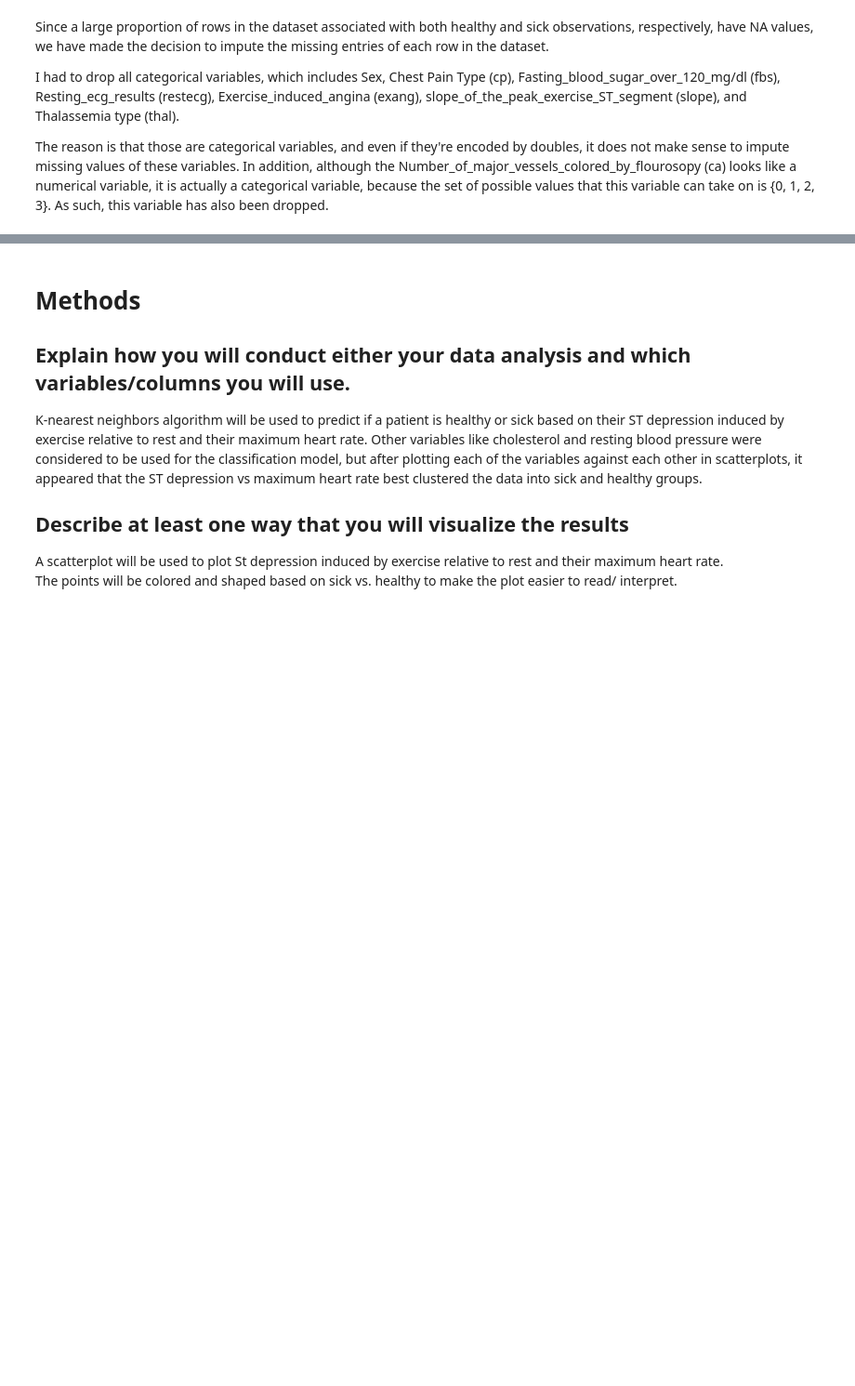
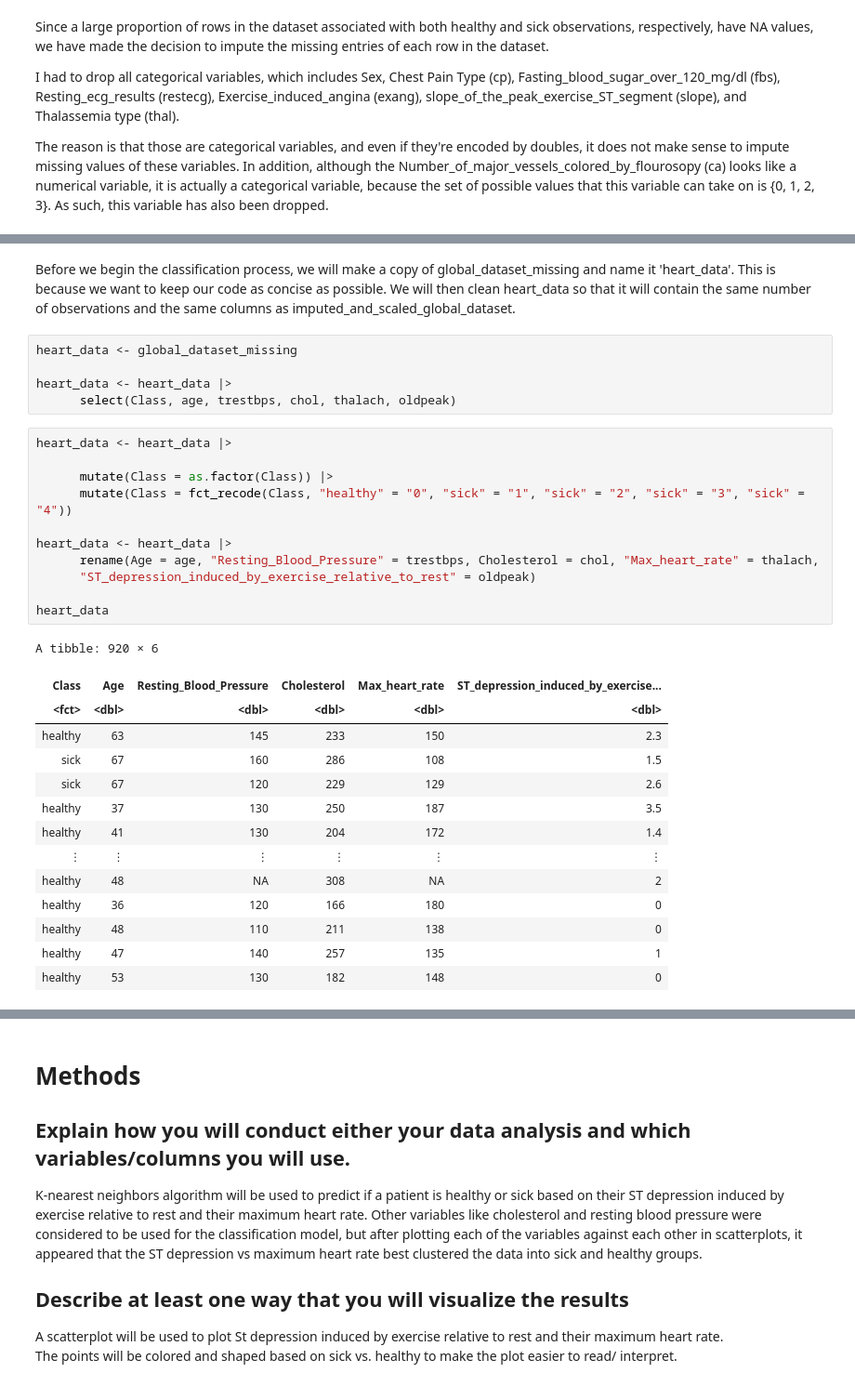
Before and after one commit to riacsik/heart-disease, a Jupyter notebook: group_project_report.ipynb, the cells around one changed output, grey strips where cells are left out. Shown: that part at 93% size. Cells and saved outputs as stored; diff of their text form; blank space fills up the shorter version.

```diff
--- a/group_project_report.ipynb
+++ b/group_project_report.ipynb
@@ -444,0 +383,35 @@ mhr_oldpeak
+# %% [markdown]
+Before we begin the classification process, we will make a copy of global_dataset_missing and name it 'heart_data'.
+This is because we want to keep our code as concise as possible.
+We will then clean heart_data so that it will contain the same number of observations and the same columns as imputed_and_scaled_global_dataset.
+# %%
+heart_data <- global_dataset_missing
+
+heart_data <- heart_data |>
+      select(Class, age, trestbps, chol, thalach, oldpeak)
+# %%
+heart_data <- heart_data |>
+
+      mutate(Class = as.factor(Class)) |>
+      mutate(Class = fct_recode(Class, "healthy" = "0", "sick" = "1", "sick" = "2", "sick" = "3", "sick" = "4"))
+
+heart_data <- heart_data |>
+      rename(Age = age, "Resting_Blood_Pressure" = trestbps, Cholesterol = chol, "Max_heart_rate" = thalach,
+      "ST_depression_induced_by_exercise_relative_to_rest" = oldpeak)
+
+heart_data
+# %% [output]
+A tibble: 920 × 6
+| Class | Age | Resting_Blood_Pressure | Cholesterol | Max_heart_rate | ST_depression_induced_by_exercise... |
+| <fct> | <dbl> | <dbl> | <dbl> | <dbl> | <dbl> |
+| healthy | 63 | 145 | 233 | 150 | 2.3 |
+| sick | 67 | 160 | 286 | 108 | 1.5 |
+| sick | 67 | 120 | 229 | 129 | 2.6 |
+| healthy | 37 | 130 | 250 | 187 | 3.5 |
+| healthy | 41 | 130 | 204 | 172 | 1.4 |
+| ⋮ | ⋮ | ⋮ | ⋮ | ⋮ | ⋮ |
+| healthy | 48 | NA | 308 | NA | 2 |
+| healthy | 36 | 120 | 166 | 180 | 0 |
+| healthy | 48 | 110 | 211 | 138 | 0 |
+| healthy | 47 | 140 | 257 | 135 | 1 |
+| healthy | 53 | 130 | 182 | 148 | 0 |
```
Also changed, not shown: parts of 35 cells of this notebook.
